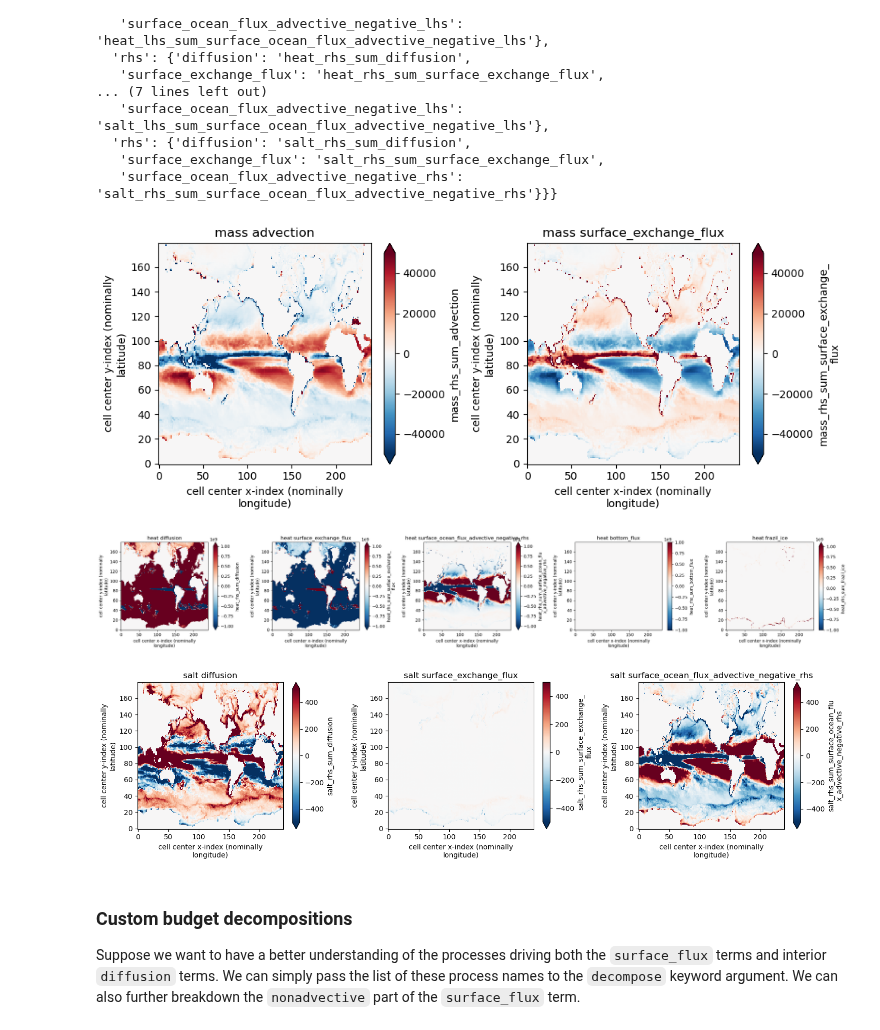
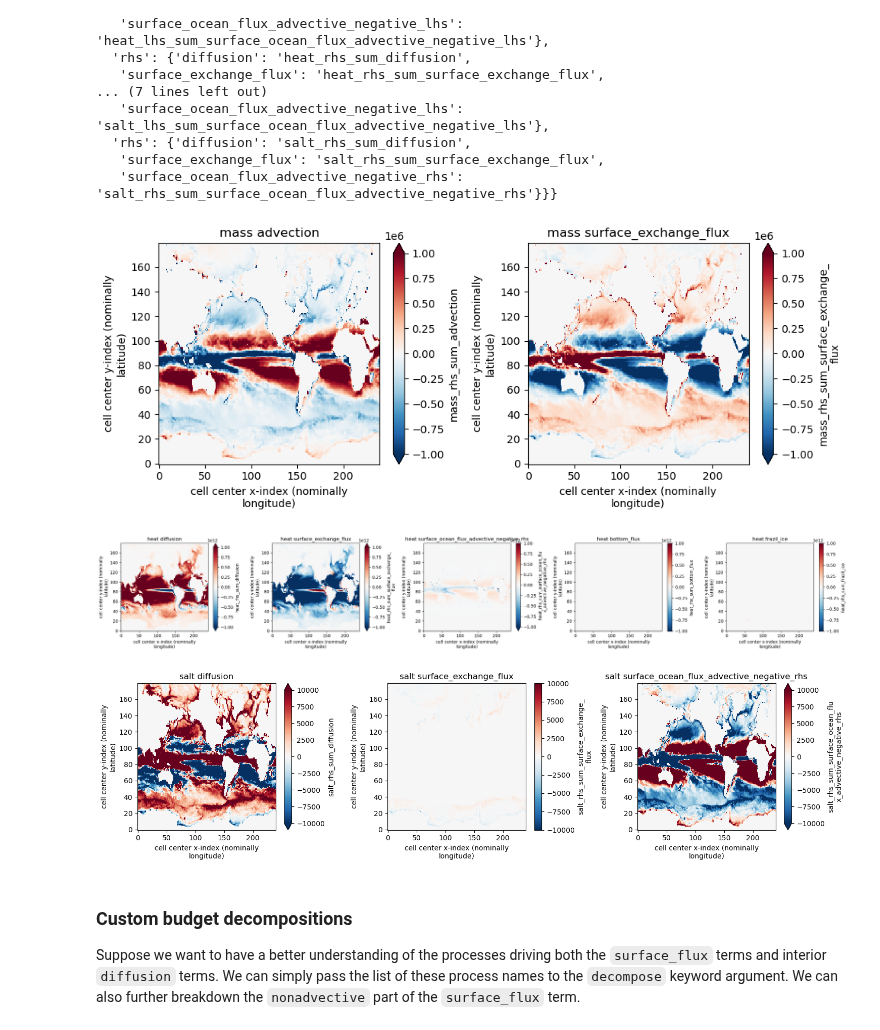
Before and after one commit to hdrake/xbudget, a Jupyter notebook: examples/MOM6_budget_examples_mass_heat_salt.ipynb, the cells around one changed output. Saved outputs shown, nothing was run; the diff lists cells and outputs as text; code cells hidden in the pictures.

```diff
--- a/examples/MOM6_budget_examples_mass_heat_salt.ipynb
+++ b/examples/MOM6_budget_examples_mass_heat_salt.ipynb
@@ -135,7 +135,7 @@ get_vars(xbudget_dict, ["heat_lhs", "heat_rhs_sum_diffusion_sum", "boundary_forc
 
 We compare the left-hand-side (LHS) tendency terms against the sum of all of the right-hand-side (RHS) terms.
 # %%
-for eq, vmax in zip(["mass", "heat", "salt"], [5.e4, 1e9, 5.e2]):
+for eq, vmax in zip(["mass", "heat", "salt"], [1.e4, 1e12, 1.e5]):
     plt.figure(figsize=(10, 4))
 
     plt.subplot(1,2,1)
@@ -180,22 +180,22 @@ simple_budgets
 # %%
 vmax = 1.e-4
 
-for eq, vmax in zip(["mass", "heat", "salt"], [5.e4, 1e9, 5.e2]):
+for eq, vmax in zip(["mass", "heat", "salt"], [1.e6, 1e12, 1e4]):
     N = len(simple_budgets[eq]['rhs'])
     plt.figure(figsize=(5*N, 4))
     for i, (k,v) in enumerate(simple_budgets[eq]['rhs'].items(), start=1):
         plt.subplot(1,N, i)
         if "z_l" in grid._ds[v].dims:
             grid._ds[v].isel(z_l = 0).isel(time=0).plot(vmin=-vmax, vmax=vmax, cmap="RdBu_r")
         else:
             grid._ds[v].isel(time=0).plot(vmin=-vmax, vmax=vmax, cmap="RdBu_r")
         plt.title(f"{eq} {k}")
 
     plt.tight_layout()
 # %% [output]
-[figure, old version]
+[figure, new version]
-[figure, old version]
+[figure, new version]
-[figure, old version]
+[figure, new version]
 # %% [markdown]
 ### Custom budget decompositions
 
```
Also changed, not shown: parts of 4 cells of this notebook, 2 other files.
